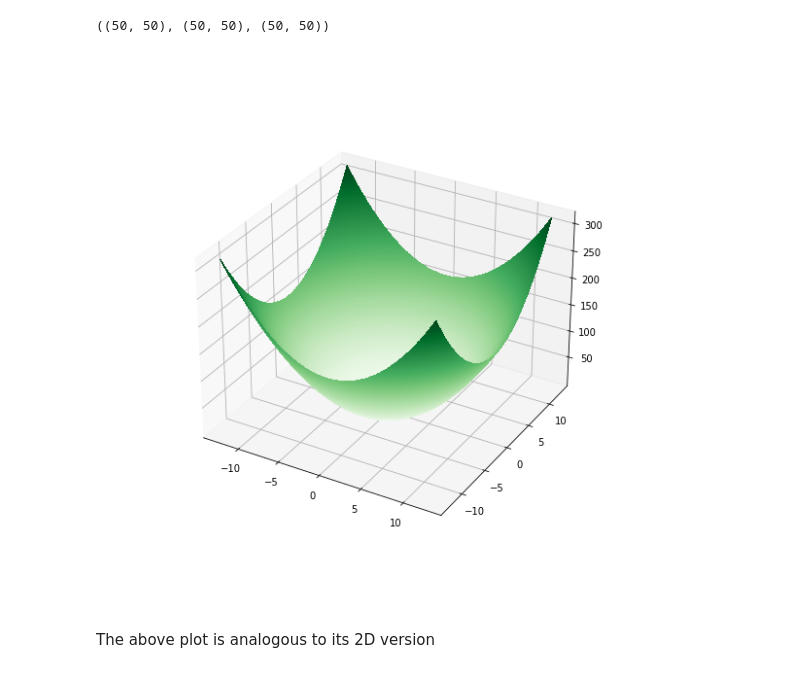
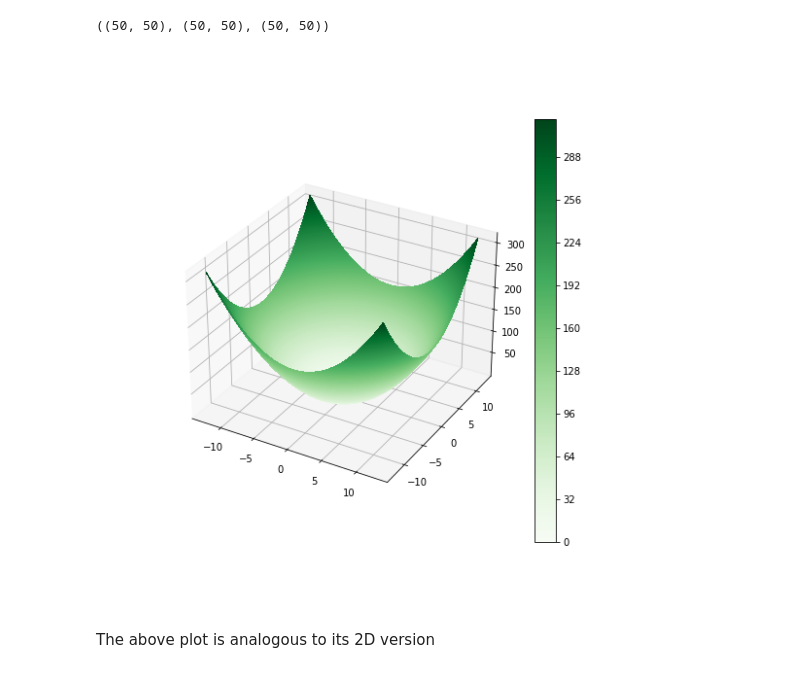
Before and after one commit to PaulToronto/Math-and-Data-Science-Reference, a Jupyter notebook: 3D_Plotting_in_Matplotlib.ipynb, the cells around one changed output. Saved outputs shown, nothing was run; the diff lists cells and outputs as text; code cells hidden in the pictures.

```diff
--- a/3D_Plotting_in_Matplotlib.ipynb
+++ b/3D_Plotting_in_Matplotlib.ipynb
@@ -108,12 +108,13 @@ X.shape, Y.shape, Z.shape
 # %%
 fig = plt.figure(figsize=(8, 8))
 ax = fig.add_subplot(111, projection = '3d')
+# ax.view_init(60, 35)
 
-ax.contourf3D(X, Y, Z, levels=500, cmap='Greens')
-#ax.view_init(60, 35)
+contour = ax.contourf3D(X, Y, Z, levels=500, cmap='Greens')
+fig.colorbar(contour)
 plt.show()
 # %% [output]
-[figure, old version]
+[figure, new version]
 # %% [markdown]
 The above plot is analogous to its 2D version
 # %%
```
Also changed, not shown: parts of 2 cells of this notebook.
